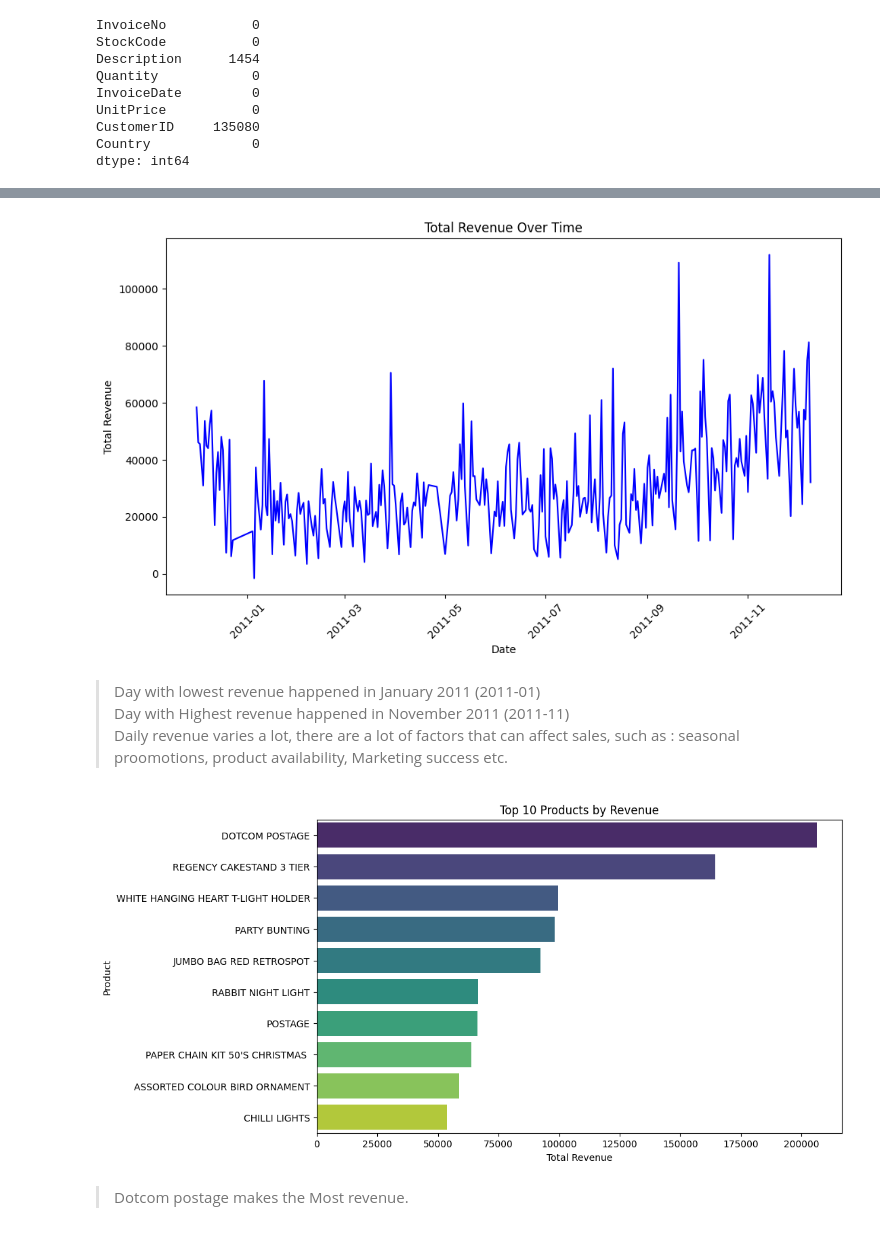
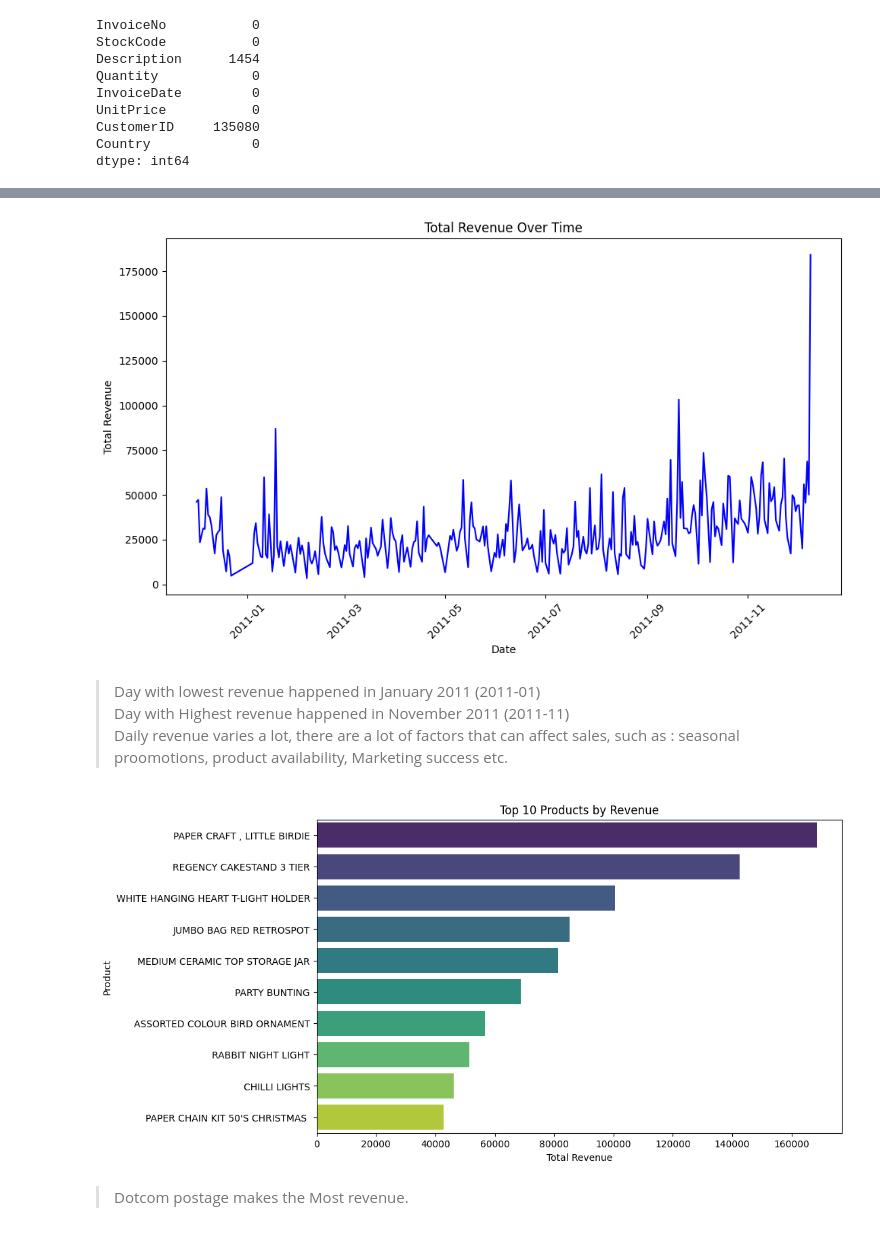
Before and after one commit to Darylwanji/CallCentre, a Jupyter notebook: Notebooks/RetailEDA.ipynb, the cells around one changed output, grey strips where cells are left out. Saved outputs shown, nothing was run; the diff lists cells and outputs as text; code cells hidden in the pictures.

```diff
--- a/Notebooks/RetailEDA.ipynb
+++ b/Notebooks/RetailEDA.ipynb
@@ -128,0 +240,10 @@ dtype: int64
+# %%
+# Filtering InvoiceNo
+cleaned_retail_df['StockCode'] = cleaned_retail_df["StockCode"].astype("str")
+mask = (
+    (cleaned_retail_df["StockCode"].str.match("^\\d{5}[a-zA-Z]+$") == True)
+    | (cleaned_retail_df["StockCode"].str.match("^\\d{5}$") == True)
+    | (cleaned_retail_df["StockCode"].str.match("^PADS$") == True)
+)
+cleaned_retail_df = cleaned_retail_df[mask]
+cleaned_retail_df
@@ -128,0 +276,3 @@ dtype: int64
+# %%
+cleaned_retail_df.dropna(subset="CustomerID",inplace=True)
+cleaned_retail_df
@@ -128,0 +309,3 @@ dtype: int64
+# %%
+cleaned_retail_df = cleaned_retail_df[cleaned_retail_df["UnitPrice"] > 0]
+cleaned_retail_df
@@ -129,9 +344,10 @@ dtype: int64
 # %%
 # Adding TotalRevenue column
-retail_df['TotalRevenue'] = retail_df['Quantity'] * retail_df['UnitPrice']
+cleaned_retail_df['TotalRevenue'] = cleaned_retail_df['Quantity'] * cleaned_retail_df['UnitPrice']
+cleaned_retail_df["CustomerID"] = cleaned_retail_df["CustomerID"].astype("int")
 
 # Display the DataFrame with the new column
-retail_df = retail_df[['CustomerID','InvoiceNo', 'StockCode', 'Description', 'Quantity', 'InvoiceDate', 'UnitPrice', 'TotalRevenue','Country']]
-retail_df.sample(5)
+cleaned_retail_df = cleaned_retail_df[['CustomerID','InvoiceNo', 'StockCode', 'Description', 'Quantity', 'InvoiceDate', 'UnitPrice', 'TotalRevenue','Country']]
+cleaned_retail_df.sample(5)
 # %% [output]
 |  | CustomerID | InvoiceNo | StockCode | Description | Quantity | InvoiceDate | UnitPrice | TotalRevenue | ... |
@@ -143,26 +359,26 @@ retail_df.sample(5)
 # %%
 # Group by date and sum TotalRevenue for each day
-daily_revenue = retail_df.groupby(retail_df['InvoiceDate'].dt.date)['TotalRevenue'].sum().reset_index()
+daily_revenue = cleaned_retail_df.groupby(cleaned_retail_df['InvoiceDate'].dt.date)['TotalRevenue'].sum().reset_index()
 daily_revenue.columns = ['Date', 'TotalRevenue']
 
 # Plotting the time series using Seaborn
 plt.figure(figsize=(10, 6))
 sns.lineplot(data=daily_revenue, x='Date', y='TotalRevenue', color='b')
 plt.title("Total Revenue Over Time")
 plt.xlabel("Date")
 plt.ylabel("Total Revenue")
 plt.xticks(rotation=45)
 plt.tight_layout()
 plt.show()
 # %% [output]
-[figure, old version]
+[figure, new version]
 # %% [markdown]
 > Day with lowest revenue happened in January 2011 (2011-01)
 > Day with Highest revenue happened in November 2011 (2011-11)
 > Daily revenue varies a lot, there are a lot of factors that can affect sales, such as : seasonal proomotions, product availability, Marketing success etc.
 # %%
 # Calculate total revenue by product
-product_revenue = retail_df.groupby('Description')['TotalRevenue'].sum().nlargest(10).reset_index()
+product_revenue = cleaned_retail_df.groupby('Description')['TotalRevenue'].sum().nlargest(10).reset_index()
 
 plt.figure(figsize=(10, 6))
 sns.barplot(data=product_revenue, x='TotalRevenue', y='Description', palette='viridis')
@@ -171,7 +387,7 @@ plt.xlabel("Total Revenue")
 plt.ylabel("Product")
 plt.show()
 # %% [output]
-[figure, old version]
+[figure, new version]
 # %% [markdown]
 > Dotcom postage makes the Most revenue.
 # %%
```
Also changed, not shown: parts of 47 cells of this notebook, 3 other files.
